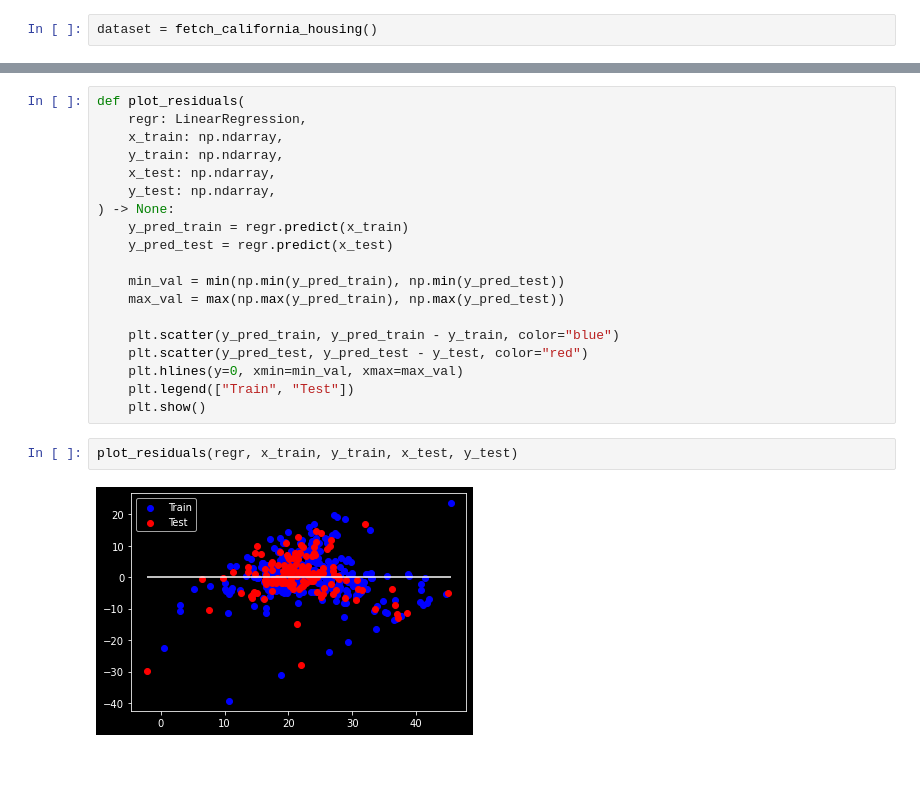
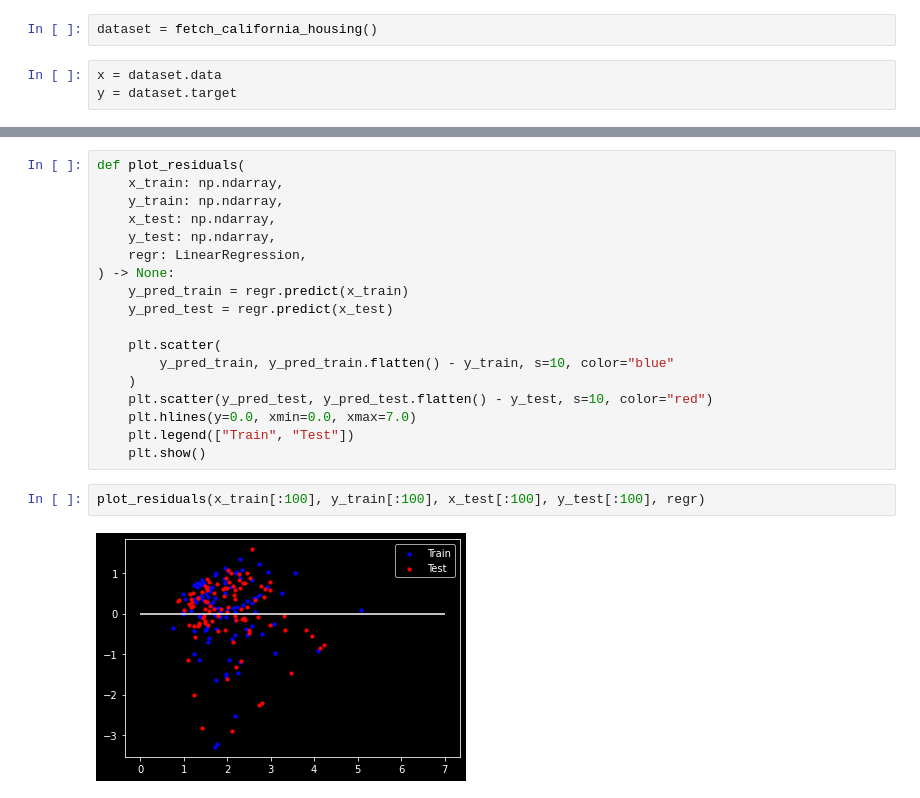
Before and after one commit to franneck94/UdemyML, a Jupyter notebook: Chapter05_Regression/LinRegImplementation/LinRegVis.ipynb, the cells around one changed output, grey strips where cells are left out. Saved outputs shown, nothing was run; the diff lists cells and outputs as text; blank space fills up the shorter version.

```diff
--- a/Chapter05_Regression/LinRegImplementation/LinRegVis.ipynb
+++ b/Chapter05_Regression/LinRegImplementation/LinRegVis.ipynb
@@ -10,3 +4,6 @@ from sklearn.model_selection import train_test_split
 # %%
 dataset = fetch_california_housing()
+# %%
+x = dataset.data
+y = dataset.target
 # %% [markdown]
@@ -121,23 +109,22 @@ plot_regressor(regr, x_test, y_test)
 # %%
 def plot_residuals(
-    regr: LinearRegression,
     x_train: np.ndarray,
     y_train: np.ndarray,
     x_test: np.ndarray,
     y_test: np.ndarray,
+    regr: LinearRegression,
 ) -> None:
     y_pred_train = regr.predict(x_train)
     y_pred_test = regr.predict(x_test)
 
-    min_val = min(np.min(y_pred_train), np.min(y_pred_test))
-    max_val = max(np.max(y_pred_train), np.max(y_pred_test))
-
-    plt.scatter(y_pred_train, y_pred_train - y_train, color="blue")
-    plt.scatter(y_pred_test, y_pred_test - y_test, color="red")
-    plt.hlines(y=0, xmin=min_val, xmax=max_val)
+    plt.scatter(
+        y_pred_train, y_pred_train.flatten() - y_train, s=10, color="blue"
+    )
+    plt.scatter(y_pred_test, y_pred_test.flatten() - y_test, s=10, color="red")
+    plt.hlines(y=0.0, xmin=0.0, xmax=7.0)
     plt.legend(["Train", "Test"])
     plt.show()
-# %%
-plot_residuals(regr, x_train, y_train, x_test, y_test)
-# %% [output]
-[figure, removed]
+# %%
+plot_residuals(x_train[:100], y_train[:100], x_test[:100], y_test[:100], regr)
+# %% [output]
+[figure, added]
```
Also changed, not shown: parts of 12 cells of this notebook, 1 other file.
